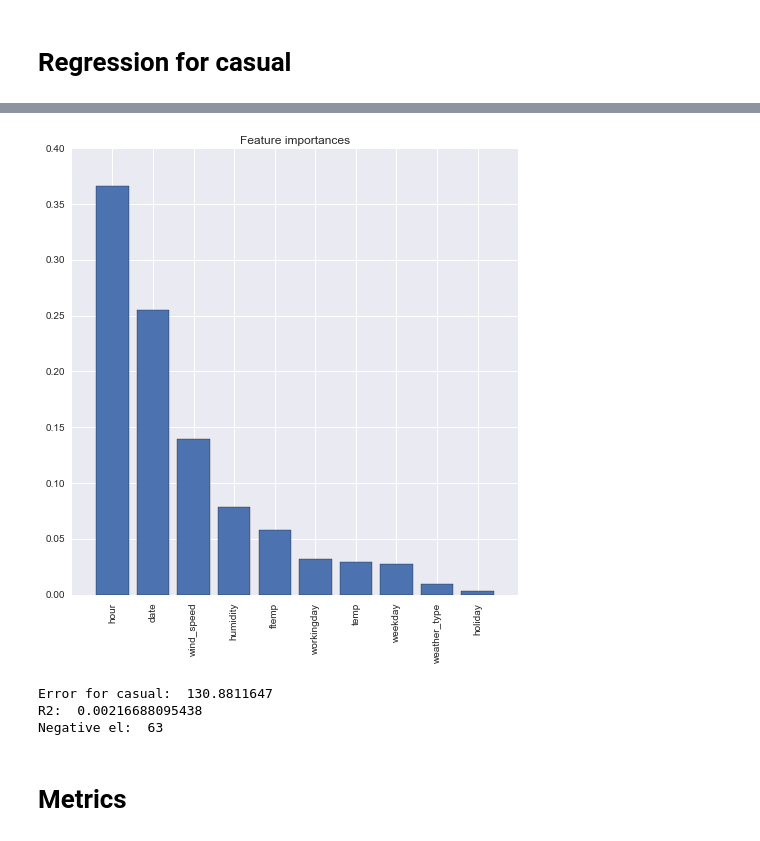
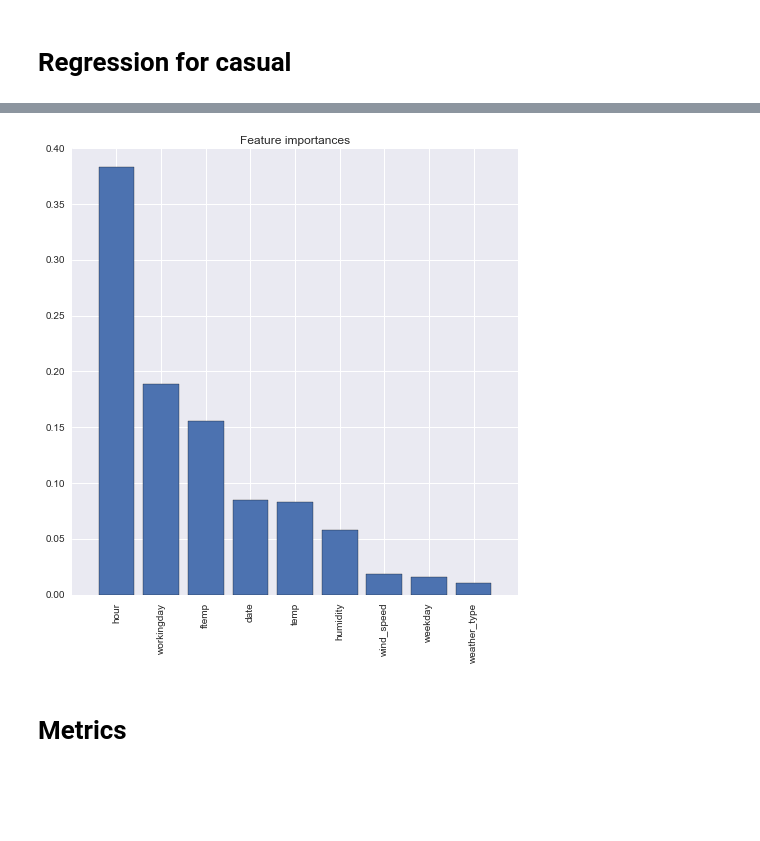
Before and after one commit to TimurKasatkin/kaggle_transport-usage-prediction, a Jupyter notebook: Transport.ipynb, the cells around one changed output, grey strips where cells are left out. Cells and saved outputs as stored; diff of their text form; code cells hidden in the pictures; blank space fills up the shorter version.

Commit message:
Random forest and removal outliers

```diff
--- a/Transport.ipynb
+++ b/Transport.ipynb
@@ -208,0 +273,2 @@ Negative el:  0
+# %%
+data_casual = data_casual[~((data_casual.casual > 800).values & (data_casual.weather_type == 3).values)]
@@ -208,0 +277,2 @@ Negative el:  0
+# %%
+data_casual = data_casual[~(data_casual.wind_speed >= 0.85).values]
@@ -209,2 +287,19 @@ Negative el:  0
 # %% [markdown]
 # Regression for casual
+# %%
+data_test_set = data_casual
+
+data_test_set = data_test_set.drop(['casual', 'subscribed', 'usage'], 1)
+X_train, X_test, y_train, y_test = train_test_split(data_test_set, data_casual.casual, test_size=0.1)
+
+y_train_casual = y_train
+y_test_casual = y_test
+
+casual_regression2 = ensemble.RandomForestRegressor(n_estimators=170, random_state=11)
+casual_regression2.fit(X_train, y_train_casual)
+
+y_predicted2 = casual_regression2.predict(X_test)
+
+print("Error for casual: ", mean_absolute_error(y_test_casual, y_predicted2))
+print("R2: ", r2_score(y_test_casual, y_predicted2))
+print("Negative el: ", len(y_predicted2[y_predicted2 < 0]))
@@ -210,0 +319,7 @@ Negative el:  0
+# %%
+importances = casual_regression2.feature_importances_
+indices = np.argsort(importances)[::-1]
+
+print("Feature importances:")
+for f, idx in enumerate(indices):
+    print("{:2d}. feature '{:5s}' ({:.4f})".format(f + 1, data.columns[idx], importances[idx]))
@@ -211,21 +338,12 @@ Negative el:  0
 # %%
-d_first = 10
+d_first = 9
 plt.figure(figsize=(8, 8))
 plt.title("Feature importances")
 plt.bar(range(d_first), importances[indices[:d_first]], align='center')
-plt.xticks(range(d_first), np.array(feature_names)[indices[:d_first]], rotation=90)
+plt.xticks(range(d_first), np.array(data.columns)[indices[:d_first]], rotation=90)
 plt.xlim([-1, d_first]);
 # %% [output]
-[figure, old version]
+[figure, new version]
-# %%
-y_predicted2 = casual_regression2.predict(X_test)
-print("Error for casual: ", mean_absolute_error(y_test_casual, y_predicted2))
-print("R2: ", r2_score(y_test_casual, y_predicted2))
-print("Negative el: ", len(y_predicted2[y_predicted2 < 0]))
-# %% [output]
-Error for casual:  130.8811647
-R2:  0.00216688095438
-Negative el:  63
 # %% [markdown]
 # Metrics
 # %%
```
Also changed, not shown: parts of 55 cells of this notebook, 3 other files.
